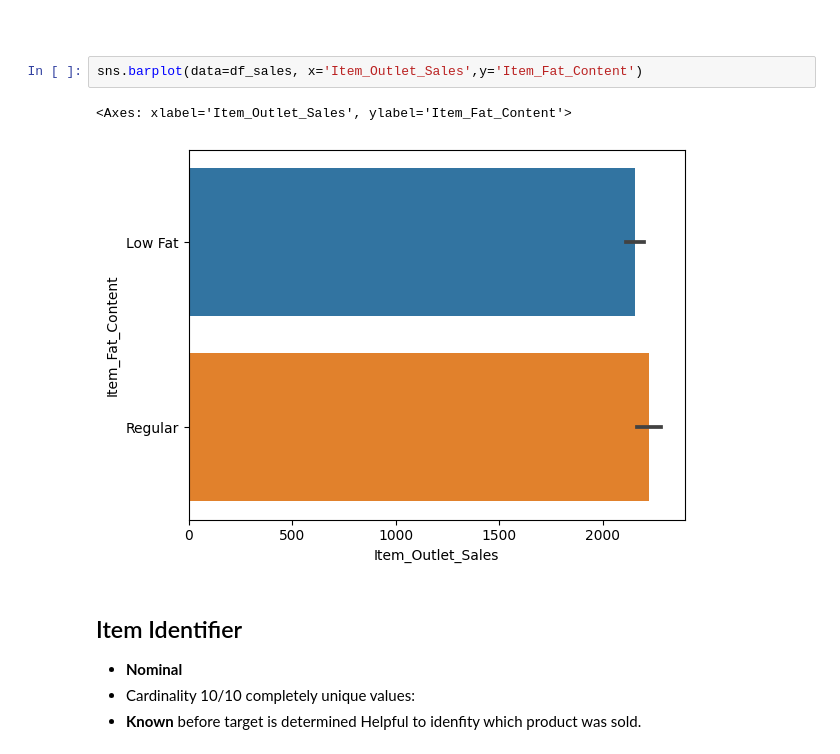
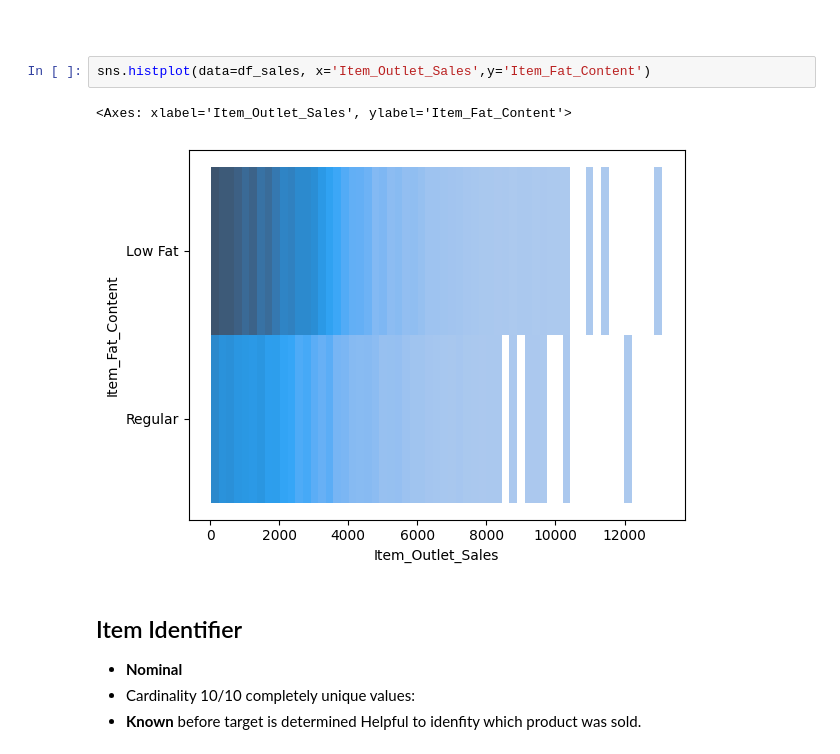
Before and after one commit to JamesCraig35/Prediction-of-Product-Sales, a Jupyter notebook: Prediction_of_Product_Sales.ipynb, the cells around one changed output. Drawn from its saved outputs; the diff is of its cells as text.

```diff
--- a/Prediction_of_Product_Sales.ipynb
+++ b/Prediction_of_Product_Sales.ipynb
@@ -315,10 +315,10 @@ sns.histplot(data=df_sales, x="Item_Outlet_Sales")
 # %% [markdown]
 ##
 # %%
-sns.barplot(data=df_sales, x='Item_Outlet_Sales',y='Item_Fat_Content')
+sns.histplot(data=df_sales, x='Item_Outlet_Sales',y='Item_Fat_Content')
 # %% [output]
 <Axes: xlabel='Item_Outlet_Sales', ylabel='Item_Fat_Content'>
-[figure, old version]
+[figure, new version]
 # %% [markdown]
 ## Item Identifier
 *   **Nominal**
```
Also changed, not shown: parts of 45 cells of this notebook.
